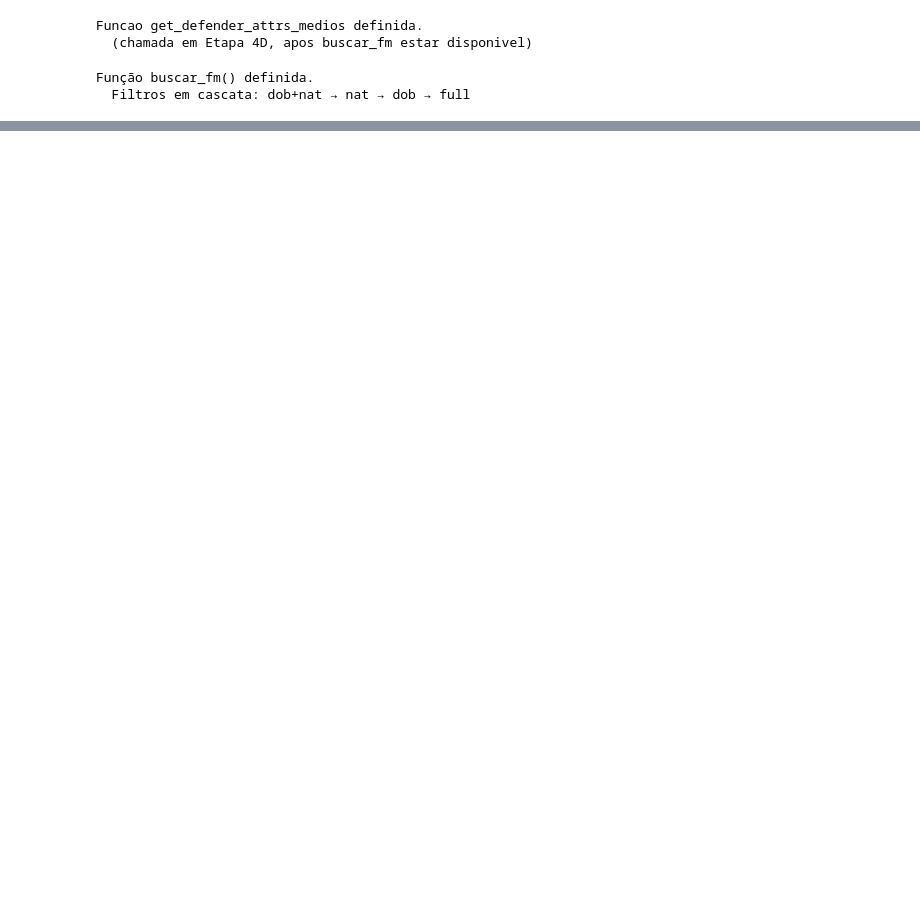
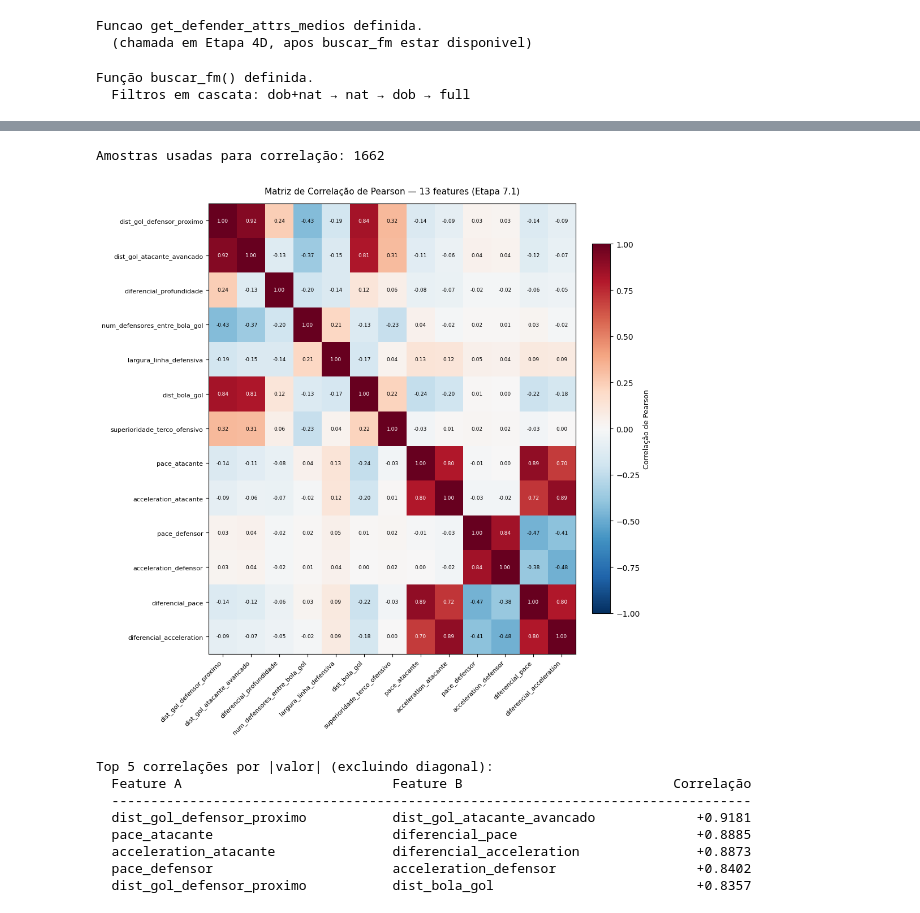
Before and after one commit to LuizGAPires/COE609-2026.1, a Jupyter notebook: xcounter_wFM.ipynb, the cells around one changed output, grey strips where cells are left out. Saved outputs shown, nothing was run; the diff lists cells and outputs as text; code cells hidden in the pictures; blank space fills up the shorter version.

```diff
--- a/xcounter_wFM.ipynb
+++ b/xcounter_wFM.ipynb
@@ -217,6 +210,19 @@ Uma cadeia é classificada como **contra-ataque** se atende simultaneamente a:
 # ============================================================
 # ETAPA 2: IDENTIFICAÇÃO DE CONTRA-ATAQUES
 # ============================================================
+
+# Eventos do adversário que NÃO contam como perda de posse efetiva.
+# Aparecem como team_name diferente no df_event, mas a posse 'lógica'
+# permanece com a equipe atacante (ex.: Pressure interrompe a cadeia
+# antes do chute, deflacionando terminou_chute = True).
+EVENTOS_DEFENSIVOS_NEUTROS = {
+    "Pressure",
+    "Block",
+    "Clearance",
+    "50/50",
+    "Shield",
+    "Error",
+}
 
 def _resolver_x_max_zona(cfg):
     """Traduz zona_recuperacao para o limite numérico em x."""
@@ -287,8 +293,11 @@ def identificar_contra_ataques(df_event, cfg):
                 # Condições de quebra ANTES de adicionar (ordem 1 → 3)
                 if cfg["quebrar_em_fim_periodo"] and prox["period"] != period_ev:
                     break
-                if cfg["quebrar_em_perda_posse"] and prox["team_name"] != equipe:
-                    break
+                if cfg["quebrar_em_perda_posse"]:
+                    mudou_equipe = prox["team_name"] != equipe
+                    eh_defensivo_neutro = prox["type_name"] in EVENTOS_DEFENSIVOS_NEUTROS
+                    if mudou_equipe and not eh_defensivo_neutro:
+                        break
                 if (t - t0) > max_tempo:
                     break
 
@@ -1220,0 +1253,59 @@ Detalhes do CA visualizado:
+# %%
+# =======================================================
+# ANÁLISE 7.1 — Matriz de correlação entre as 13 features
+# =======================================================
+import itertools
+
+features_todas = FEATURES_ESPACIAIS + FEATURES_FISICAS
+
+df_corr_raw = df_dataset_completo[features_todas].dropna()
+print(f"Amostras usadas para correlação: {len(df_corr_raw)}")
+
+corr = df_corr_raw.corr()
+
+# --- Heatmap com matplotlib puro (seaborn não disponível neste ambiente) ---
+fig, ax = plt.subplots(figsize=(10, 10))
+cmap = plt.cm.RdBu_r
+im = ax.imshow(corr.values, cmap=cmap, vmin=-1, vmax=1, aspect='auto')
+cbar = plt.colorbar(im, ax=ax, fraction=0.046, pad=0.04)
+cbar.set_label('Correlação de Pearson', fontsize=9)
+
+n = len(features_todas)
+for i in range(n):
+    for j in range(n):
+        val = corr.values[i, j]
+        cor_txt = 'white' if abs(val) > 0.65 else 'black'
+        ax.text(j, i, f'{val:.2f}', ha='center', va='center',
+                fontsize=6.5, color=cor_txt)
+
+ax.set_xticks(range(n))
+ax.set_yticks(range(n))
+ax.set_xticklabels(features_todas, rotation=45, ha='right', fontsize=8)
+ax.set_yticklabels(features_todas, fontsize=8)
+ax.set_title('Matriz de Correlação de Pearson — 13 features (Etapa 7.1)', fontsize=11, pad=12)
+plt.tight_layout()
+plt.show()
+
+# --- Top 5 pares por valor absoluto (excluindo diagonal) ---
+pares = [
+    (features_todas[i], features_todas[j], corr.values[i, j])
+    for i, j in itertools.combinations(range(n), 2)
+]
+pares_ord = sorted(pares, key=lambda x: abs(x[2]), reverse=True)
+
+print(f"\nTop 5 correlações por |valor| (excluindo diagonal):")
+print(f"  {'Feature A':<35} {'Feature B':<35} {'Correlação':>10}")
+print("  " + "-" * 82)
+for fa, fb, c in pares_ord[:5]:
+    print(f"  {fa:<35} {fb:<35} {c:>+10.4f}")
+# %% [output]
+Amostras usadas para correlação: 1662
+[figure, added]
+Top 5 correlações por |valor| (excluindo diagonal):
+  Feature A                           Feature B                           Correlação
+  ----------------------------------------------------------------------------------
+  dist_gol_defensor_proximo           dist_gol_atacante_avancado             +0.9181
+  pace_atacante                       diferencial_pace                       +0.8885
+  acceleration_atacante               diferencial_acceleration               +0.8873
+  pace_defensor                       acceleration_defensor                  +0.8402
+  dist_gol_defensor_proximo           dist_bola_gol                          +0.8357
```
Also changed, not shown: parts of 39 cells of this notebook.
